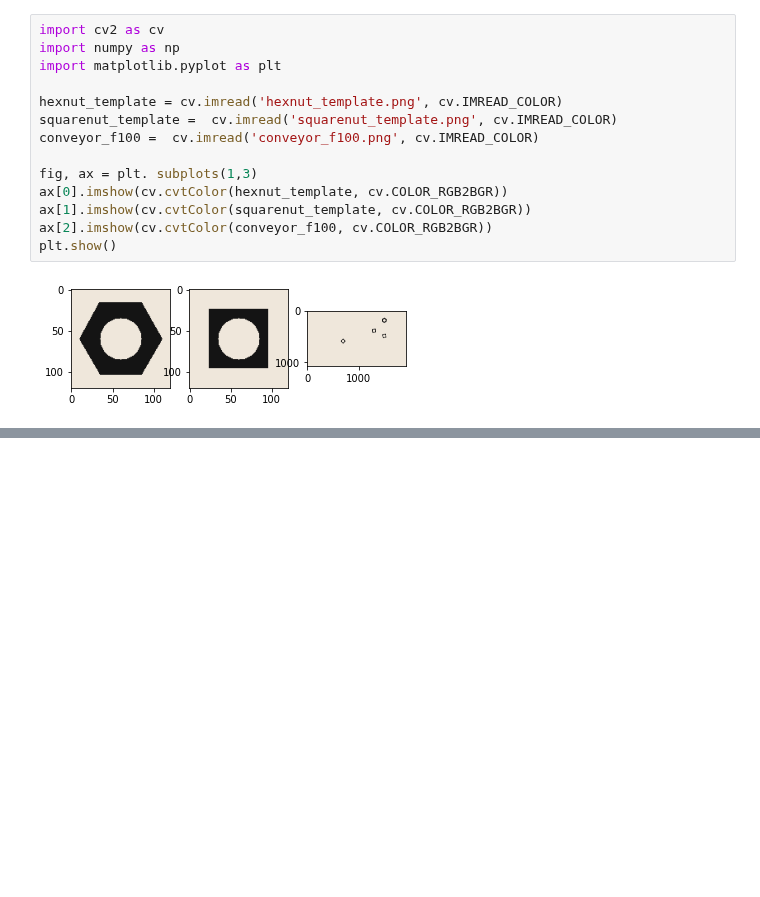
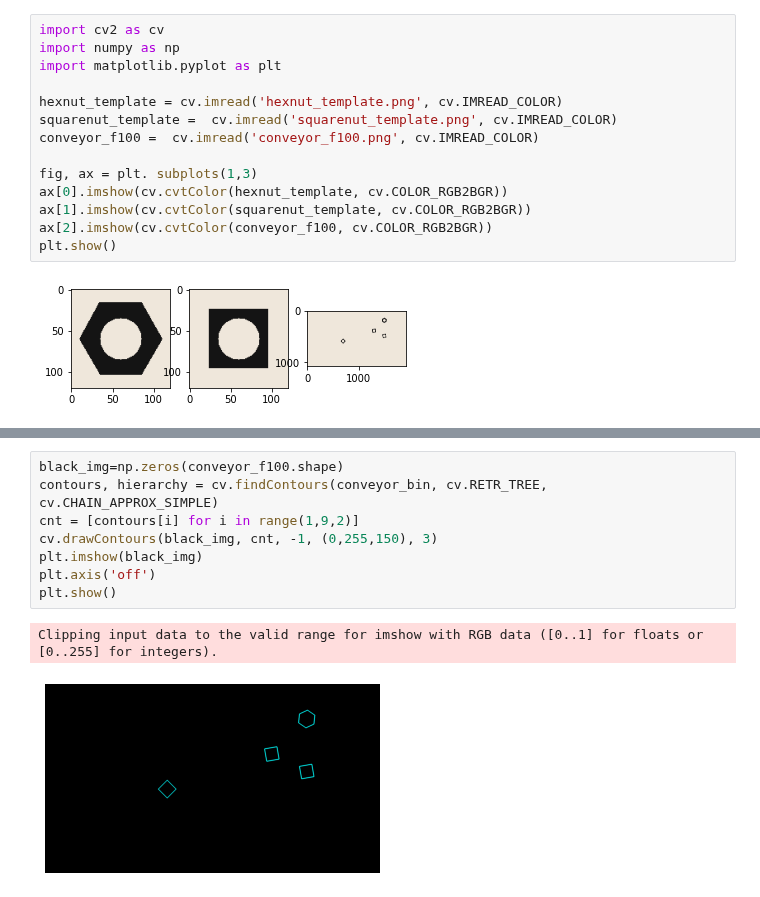
Before and after one commit to NaduniDamsariLiyanage/en_2550, a Jupyter notebook: 190356E_Assingment3.ipynb, the cells around one changed output, grey strips where cells are left out. Cells and saved outputs as stored; diff of their text form; blank space fills up the shorter version.

```diff
--- a/190356E_Assingment3.ipynb
+++ b/190356E_Assingment3.ipynb
@@ -20,0 +97,11 @@ conveyor_gray=cv.cvtColor(conveyor_f100,cv.COLOR_BGR2GRAY)
+# %%
+black_img=np.zeros(conveyor_f100.shape)
+contours, hierarchy = cv.findContours(conveyor_bin, cv.RETR_TREE, cv.CHAIN_APPROX_SIMPLE)
+cnt = [contours[i] for i in range(1,9,2)]
+cv.drawContours(black_img, cnt, -1, (0,255,150), 3)
+plt.imshow(black_img)
+plt.axis('off')
+plt.show()
+# %% [output]
+Clipping input data to the valid range for imshow with RGB data ([0..1] for floats or [0..255] for integers).
+[figure, added]
```
Also changed, not shown: parts of 7 cells of this notebook.
